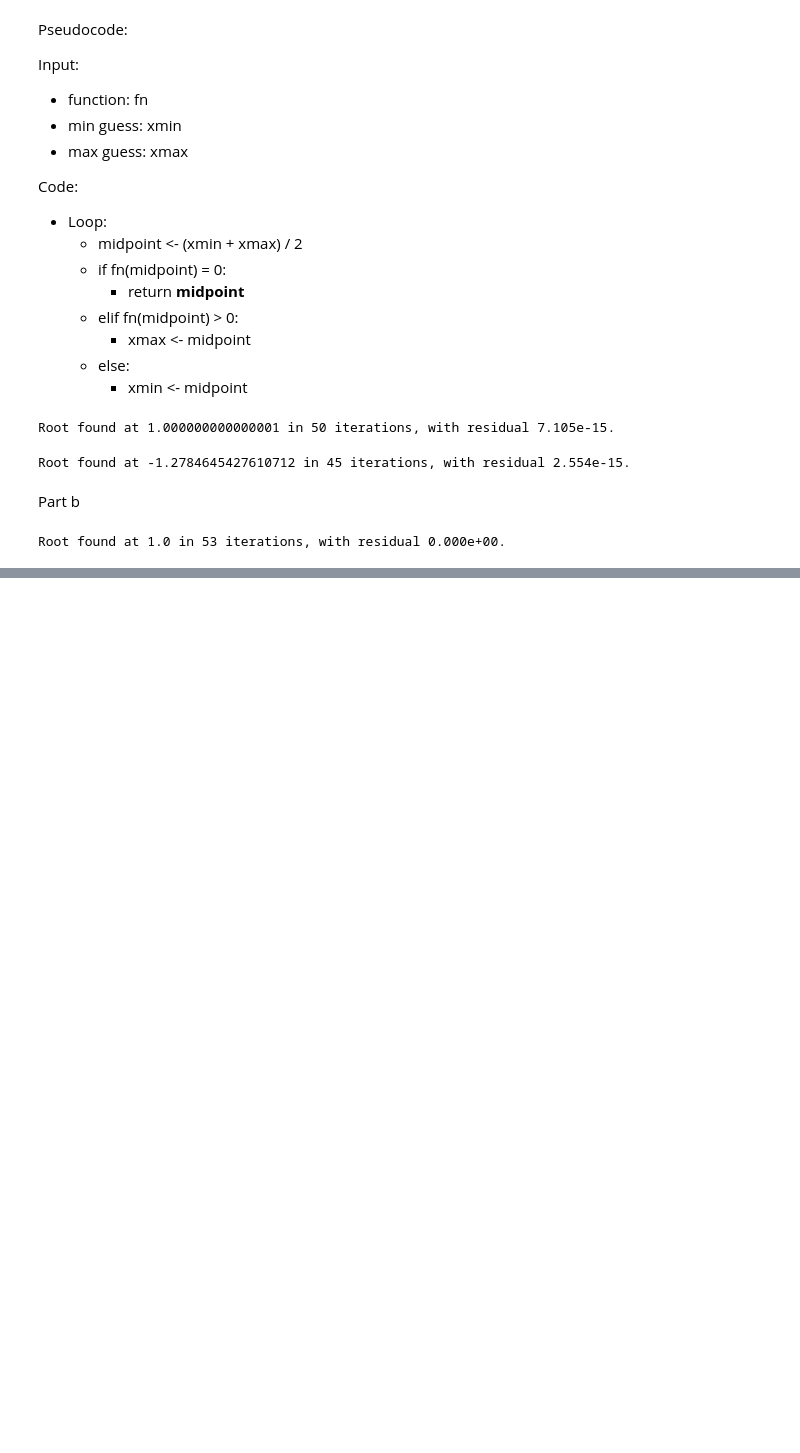
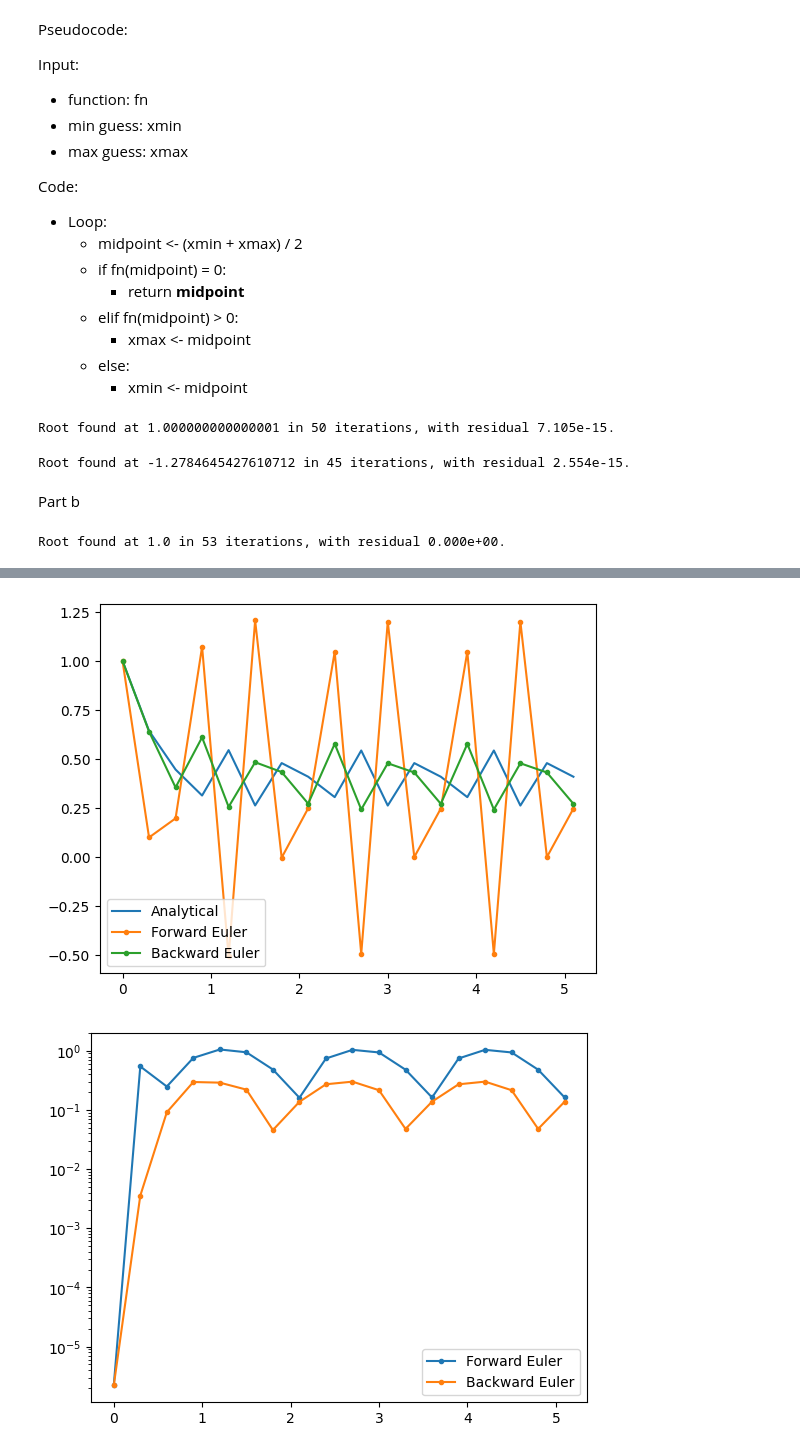
Before and after one commit to tristanpang/numerical-methods-notes, a Jupyter notebook: tutorial sols/ps1.ipynb, the cells around one changed output, grey strips where cells are left out. Cells and saved outputs as stored; diff of their text form; code cells hidden in the pictures; blank space fills up the shorter version.

```diff
--- a/tutorial sols/ps1.ipynb
+++ b/tutorial sols/ps1.ipynb
@@ -82,0 +172,9 @@ Root found at 1.0 in 53 iterations, with residual 0.000e+00.
+# %%
+y0 = 1
+dt = .3  # Too big for forcing period
+tn = 5
+t = np.arange(0, tn+dt, dt)
+plot_euler(sol(t))
+# %% [output]
+[figure, added]
+[figure, added]
```
Also changed, not shown: parts of 10 cells of this notebook.
